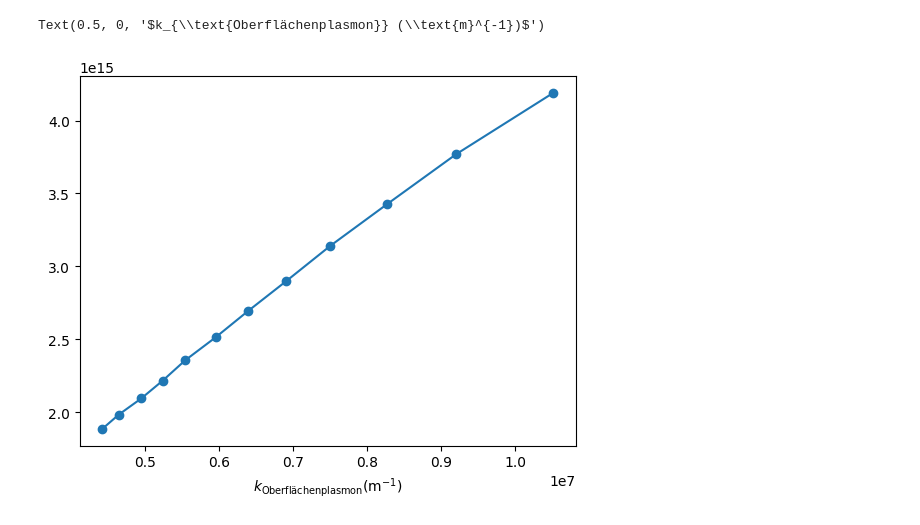
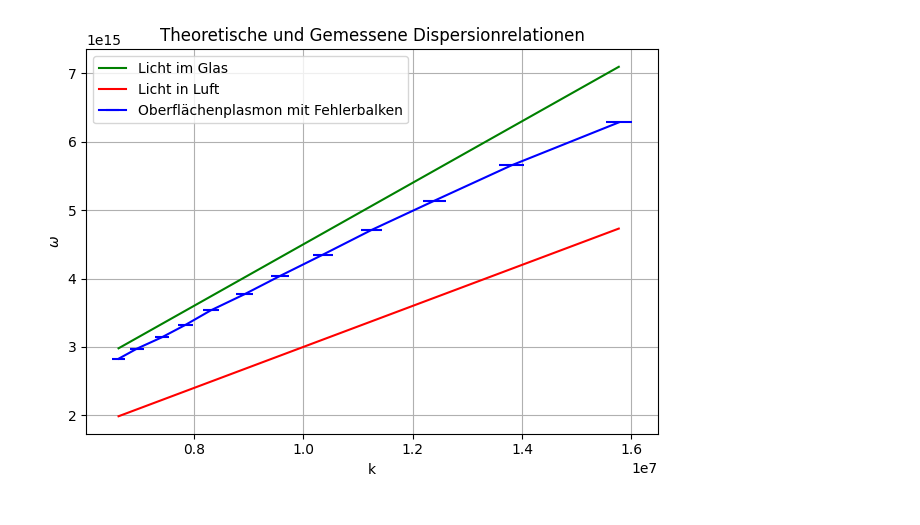
Before and after one commit to TiborCornelli/SurfacePlasmons, a Jupyter notebook: F1.ipynb, the cells around one changed output. Drawn from its saved outputs; the diff is of its cells as text; code cells hidden in the pictures.

```diff
--- a/F1.ipynb
+++ b/F1.ipynb
@@ -77,14 +101,33 @@ for path in sorted(file_paths, key=wavelength_key):
 # %%
-# Wave numbers
 alpha = np.array(x0_vals)
+alpha_err_fit = np.array(x0_errs)
+alpha_err_goniometer = np.ones_like(alpha)
+alpa_err = np.sqrt(alpha_err_fit**2 + alpha_err_goniometer**2)
 wavelength = np.array(wavelengths) * 1e-9  # Convert nm to meters
-k = 2 * np.pi / wavelength
-omega = k * 3e8
-k_oberfl = k * np.sin(np.radians(alpha))
+wavelength_err = np.ones_like(wavelength) * 1e-9 * 0.6
+k = 1.5 * 2 * np.pi / wavelength
+k_err = 1.5 * 2 * np.pi * wavelength_err / (wavelength ** 2)
+c = 3e8
+omega = k * c
+alpha_rad = np.radians(alpha)
+k_oberfl = k * np.sin(alpha_rad)
+k_oberfl_err = np.sqrt((k_err * np.sin(alpha_rad))**2 + (k * np.cos(alpha_rad) * np.radians(alpa_err))**2)
+k_light = np.linspace(min(k_oberfl), max(k_oberfl), 100)
+omega_air = c * k_light
+omega_glass = 1.5 * c * k_light
 
 plt.figure()
-plt.plot(k_oberfl, omega, marker='o')
-plt.xlabel(r'$k_{\text{Oberflächenplasmon}} (\text{m}^{-1})$')
+plt.rcParams.update({'font.size': 10})
+#plt.plot(k_oberfl, omega, label='Oberflächenplasmon', marker='o')
+plt.title('Theoretische und Gemessene Dispersionrelationen')
+plt.plot(k_light, omega_glass, label='Licht im Glas', color='green')
+plt.plot(k_light, omega_air, label='Licht in Luft', color='red')
+plt.errorbar(k_oberfl, omega, xerr=k_oberfl_err, label='Oberflächenplasmon mit Fehlerbalken', color='blue')
+plt.xlabel("k")
+plt.ylabel(r'$\omega$')
+plt.grid(True)
+plt.legend()
+plt.tight_layout()
+plt.show()
 # %% [output]
-Text(0.5, 0, '$k_{\\text{Oberflächenplasmon}} (\\text{m}^{-1})$')
-[figure, old version]
+[figure, new version]
```
Also changed, not shown: parts of 3 cells of this notebook, 2 other files.
